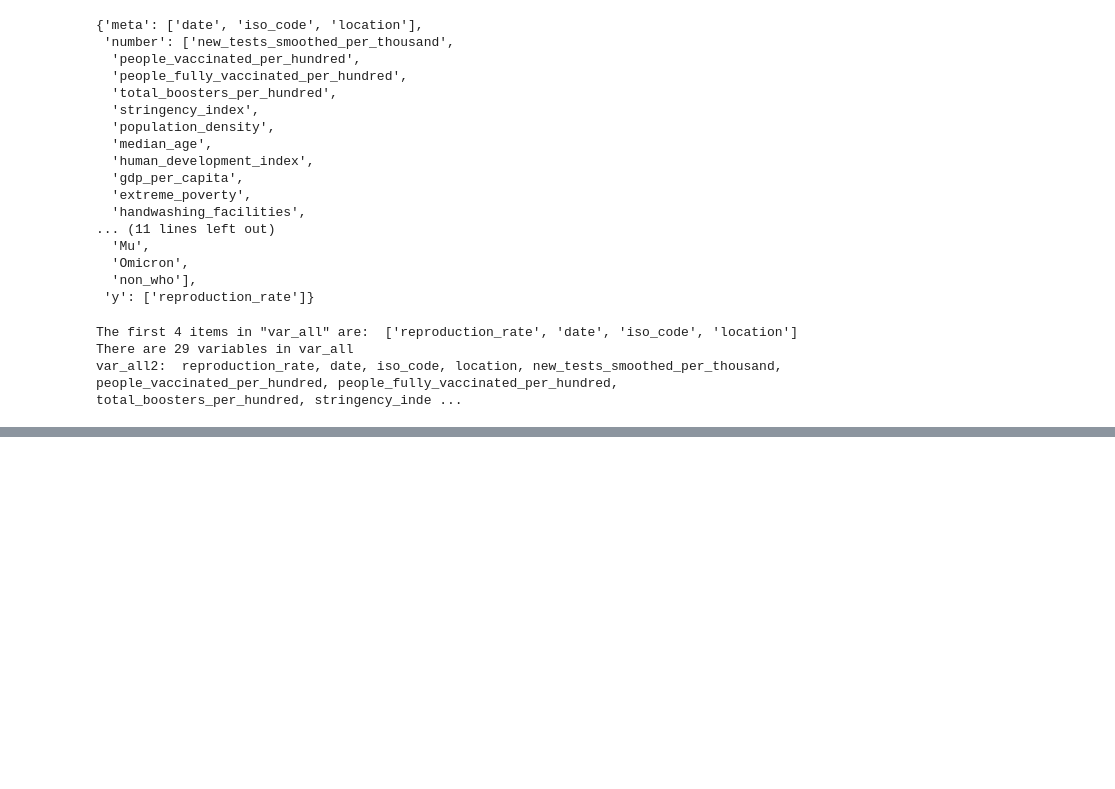
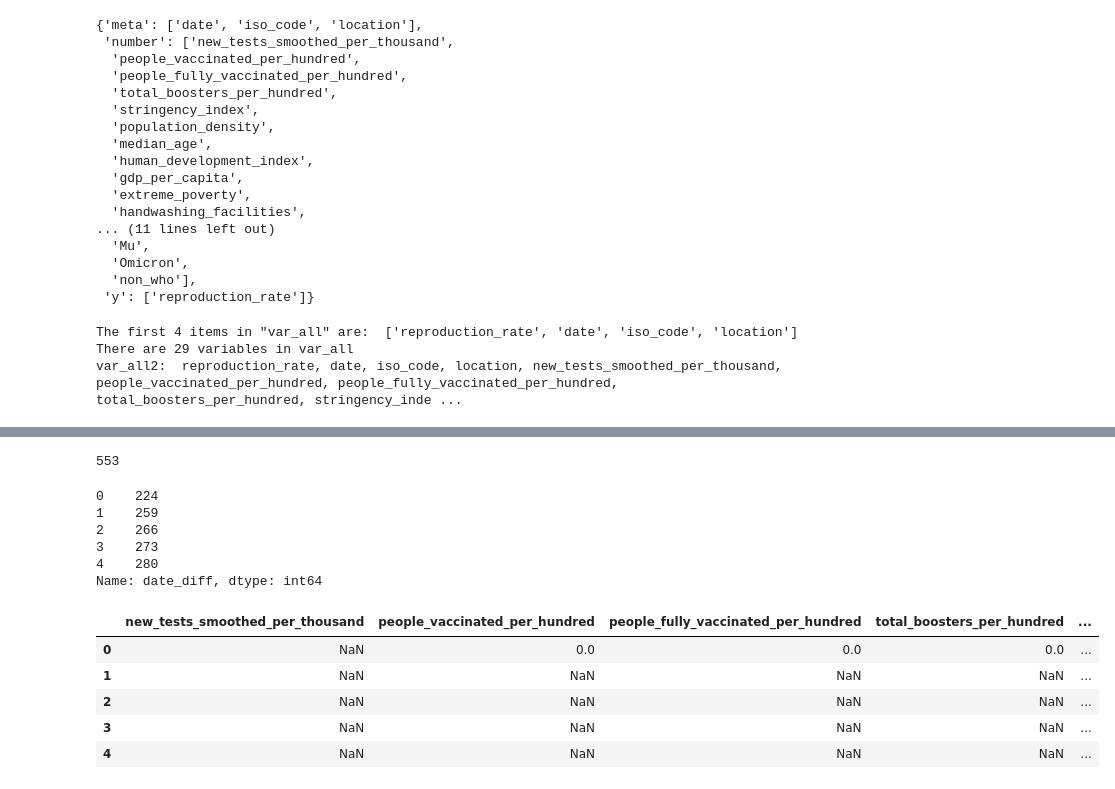
Before and after one commit to w-oke/covid_reproduction, a Jupyter notebook: covid_owid_2_analysis_NN.ipynb, the cells around one changed output, grey strips where cells are left out. Cells and saved outputs as stored; diff of their text form; code cells hidden in the pictures; blank space fills up the shorter version.

```diff
--- a/covid_owid_2_analysis_NN.ipynb
+++ b/covid_owid_2_analysis_NN.ipynb
@@ -106,0 +132,7 @@ var_all2:  reproduction_rate, date, iso_code, location, new_tests_smoothed_per_t
+# %%
+var['vaccine'] = ['people_vaccinated_per_hundred',
+                  'people_fully_vaccinated_per_hundred',
+                  'total_boosters_per_hundred']
+# inpute vaccine columns with nulls if date <= 31 Dec 2020
+df1.loc[df1.date <= pd.Timestamp(2020,12,31), var['vaccine']] = \
+        df1.loc[df1.date <= pd.Timestamp(2020,12,31), var['vaccine']].fillna(0.0)
@@ -106,0 +159,28 @@ var_all2:  reproduction_rate, date, iso_code, location, new_tests_smoothed_per_t
+# %%
+type(df1.date.max()-df1.date.min())
+(df1.date.max()-df1.date.min()).days
+# %% [output]
+553
+# %%
+# create an integer date_diff column to help with imputation
+df1['date_diff'] = pd.TimedeltaIndex(df1.date - df1.date.min()).days
+df1['date_diff'].head()
+# %% [output]
+0    224
+1    259
+2    266
+3    273
+4    280
+Name: date_diff, dtype: int64
+# %%
+var['scale'] = var['number'] + var['variants'] + ['date_diff']
+scaler = MinMaxScaler()
+df2_scaled = pd.DataFrame(scaler.fit_transform(df1[var['scale']]), columns = var['scale'])
+df2_scaled.head()
+# %% [output]
+|  | new_tests_smoothed_per_thousand | people_vaccinated_per_hundred | people_fully_vaccinated_per_hundred | total_boosters_per_hundred | ... |
+| 0 | NaN | 0.0 | 0.0 | 0.0 | ... |
+| 1 | NaN | NaN | NaN | NaN | ... |
+| 2 | NaN | NaN | NaN | NaN | ... |
+| 3 | NaN | NaN | NaN | NaN | ... |
+| 4 | NaN | NaN | NaN | NaN | ... |
```
Also changed, not shown: parts of 14 cells of this notebook.
